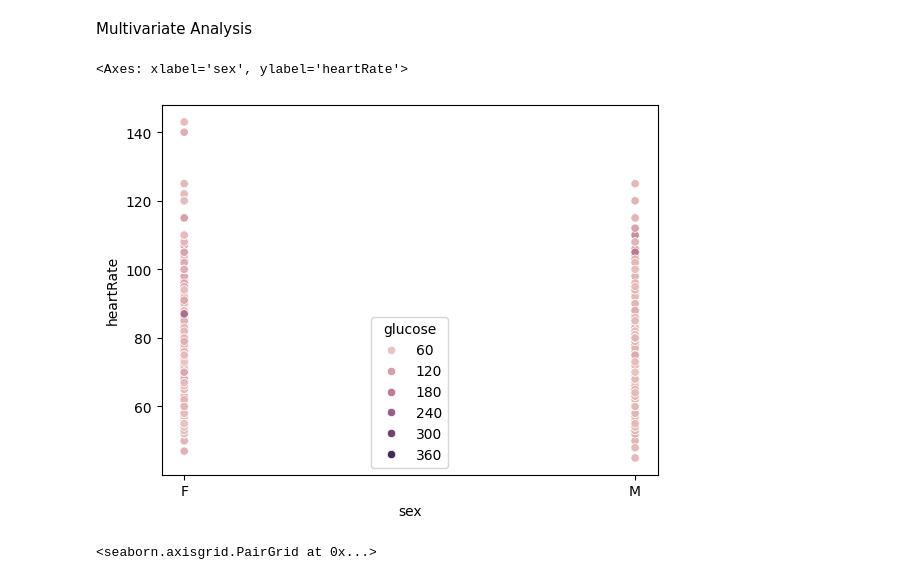
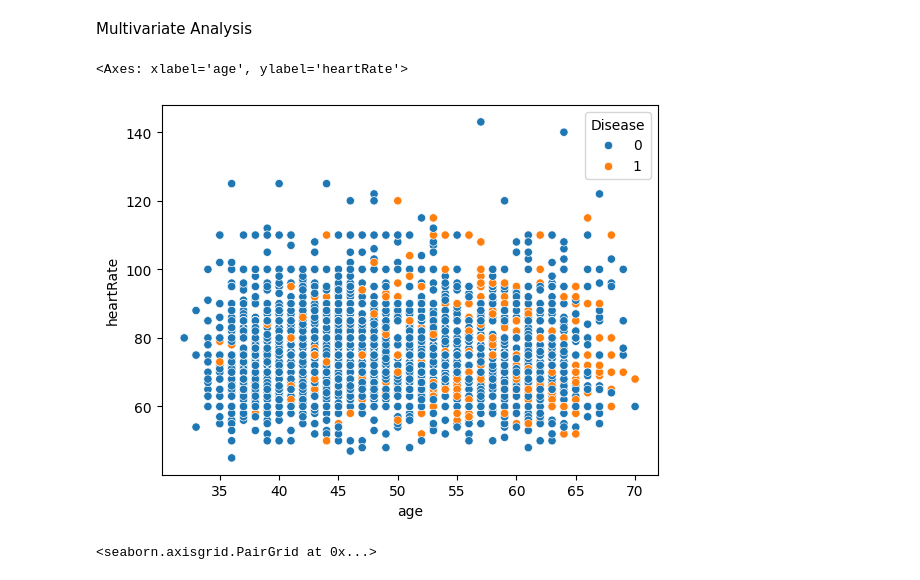
Before and after one commit to AyeshaAmir55/Assignment-2, a Jupyter notebook: Assignmnet_2.ipynb, the cells around one changed output. Cells and saved outputs as stored; diff of their text form; code cells hidden in the pictures.

```diff
--- a/Assignmnet_2.ipynb
+++ b/Assignmnet_2.ipynb
@@ -34,4 +34,4 @@ Requirement already satisfied: scipy>=1.6.0 in /usr/local/lib/python3.10/dist-pa
 Requirement already satisfied: joblib>=1.2.0 in /usr/local/lib/python3.10/dist-packages (from scikit-learn) (1.4.2)
 Requirement already satisfied: threadpoolctl>=3.1.0 in /usr/local/lib/python3.10/dist-packages (from scikit-learn) (3.5.0)
 # %%
-data = pd.read_csv('/data_cardiovascular_risk.csv')
+data = pd.read_csv('/content/data_cardiovascular_risk (3).csv')
@@ -127,10 +125,10 @@ plt.show()
 # %% [markdown]
 Multivariate Analysis
 # %%
-sns.scatterplot(x='sex', y='heartRate', hue='glucose', data=data)
+sns.scatterplot(x='age', y='heartRate', hue='Disease', data=data)
 # %% [output]
-<Axes: xlabel='sex', ylabel='heartRate'>
+<Axes: xlabel='age', ylabel='heartRate'>
-[figure, old version]
+[figure, new version]
 # %%
 sns.pairplot(data)
 # %% [output]
```
Also changed, not shown: parts of 9 cells of this notebook.
